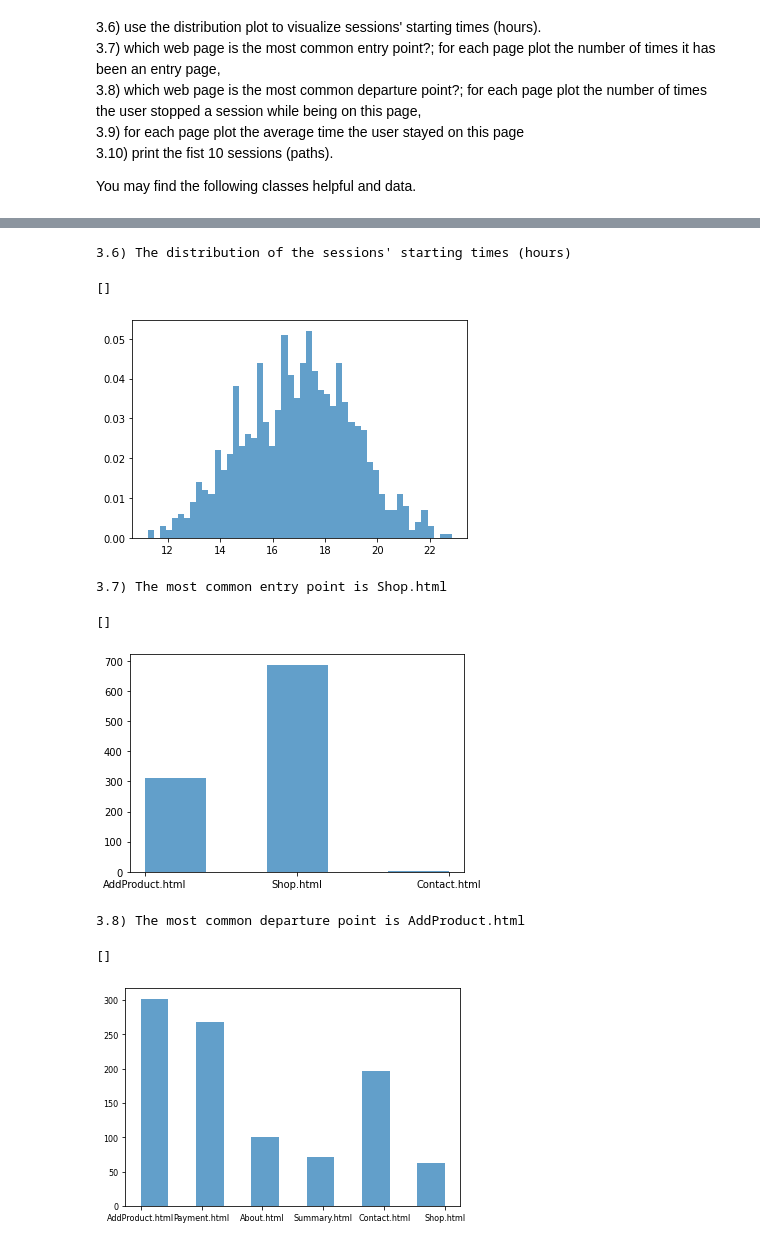
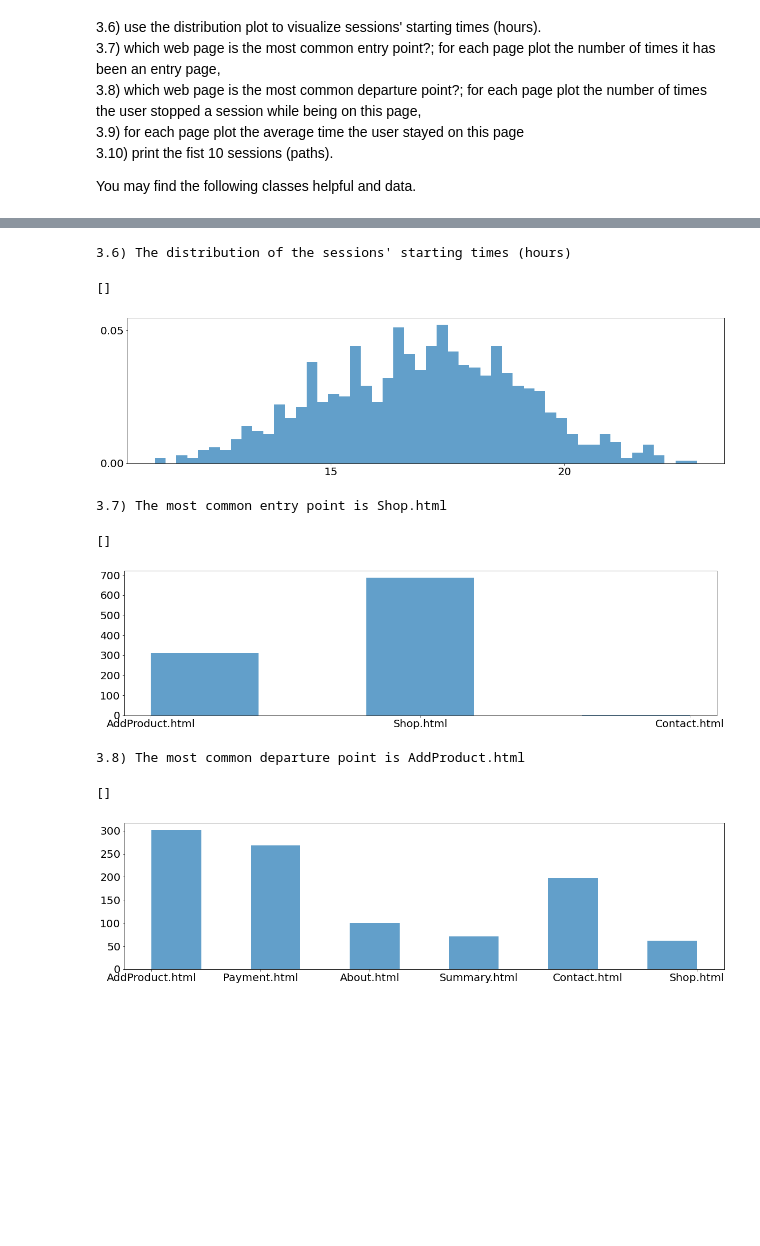
Before and after one commit to feliksczart/zasoby_informacyjne, a Jupyter notebook: Lab9/Lab9_Logs.ipynb, the cells around one changed output, grey strips where cells are left out. Saved outputs shown, nothing was run; the diff lists cells and outputs as text; code cells hidden in the pictures; blank space fills up the shorter version.

```diff
--- a/Lab9/Lab9_Logs.ipynb
+++ b/Lab9/Lab9_Logs.ipynb
@@ -99,9 +99,9 @@ class Session:
         return STR
 
 class Computer:
-    def __init__(self):
-        self.ip = []
-        self.sessions = []
+    def __init__(self,ip,sessions):
+        self.ip = ip
+        self.sessions = sessions
     def __repr__(self):
         return self.ip
 
@@ -155,12 +155,10 @@ print("3.4) The distribution of the sessions' lengths (minutes)")
 
 # plot distribution
 weights = np.ones_like(sessions)/float(len(sessions))
-count, bins, ignored = plt.hist([i.sessionLen for i in sessions], 50, alpha=0.7, weights=weights)
+count, bins, ignored = plt.hist([i.sessionLen for i in sessions], 100, alpha=0.7, weights=weights)
+plt.rcParams.update({'font.size': 10})
+plt.rcParams["figure.figsize"] = (20,3)
 plt.plot()
-
-# x_axis = np.arange(len(pages))
-# plt.bar(x_axis, data, align='center', alpha=0.5)
-# plt.xticks(y_pos, pages, rotation=90)
 # %% [output]
 3.1) The number of sessions: 1000
 3.2) The number of users: 391
@@ -171,6 +169,8 @@ plt.plot()
 # %%
 print("3.5) The distribution of the sessions' lengths (the number of requests)")
-count, bins, ignored = plt.hist([len(i.requests) for i in sessions], 50, alpha=0.7, weights=weights)
+count, bins, ignored = plt.hist([len(i.requests) for i in sessions], 19, alpha=0.7, weights=weights)
+plt.rcParams.update({'font.size': 10})
+plt.rcParams["figure.figsize"] = (20,5)
 plt.plot()
 # %% [output]
 3.5) The distribution of the sessions' lengths (the number of requests)
@@ -179,25 +179,30 @@ plt.plot()
 # %%
 print("3.6) The distribution of the sessions' starting times (hours)")
 count, bins, ignored = plt.hist([i.startTimeHour for i in sessions], 50, alpha=0.7, weights=weights)
+plt.rcParams.update({'font.size': 100})
+plt.rcParams["figure.figsize"] = (20,5)
 plt.plot()
 # %% [output]
 3.6) The distribution of the sessions' starting times (hours)
 []
-[figure, old version]
+[figure, new version]
 # %%
 print("3.7) The most common entry point is Shop.html")
 count, bins, ignored = plt.hist([i.entryPage for i in sessions], 5, alpha=0.7, weights=weights*1000)
+plt.rcParams.update({'font.size': 7})
+plt.rcParams["figure.figsize"] = (20,5)
 plt.plot()
 # %% [output]
 3.7) The most common entry point is Shop.html
 []
-[figure, old version]
+[figure, new version]
 # %%
 print("3.8) The most common departure point is AddProduct.html")
 count, bins, ignored = plt.hist([i.departurePage for i in sessions], 11, alpha=0.7, weights=weights*1000)
 plt.rcParams.update({'font.size': 7})
+plt.rcParams["figure.figsize"] = (20,5)
 plt.plot()
 # %% [output]
 3.8) The most common departure point is AddProduct.html
 []
-[figure, old version]
+[figure, new version]
```
Also changed, not shown: parts of 4 cells of this notebook.
